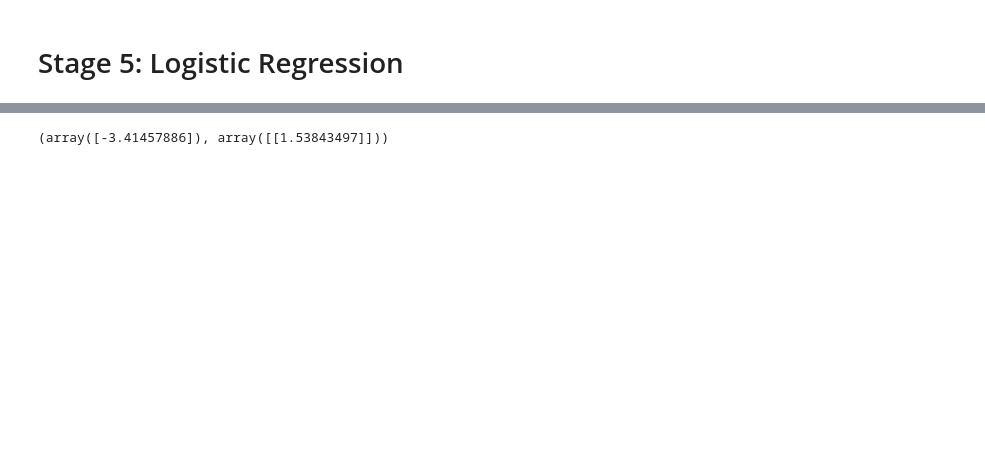
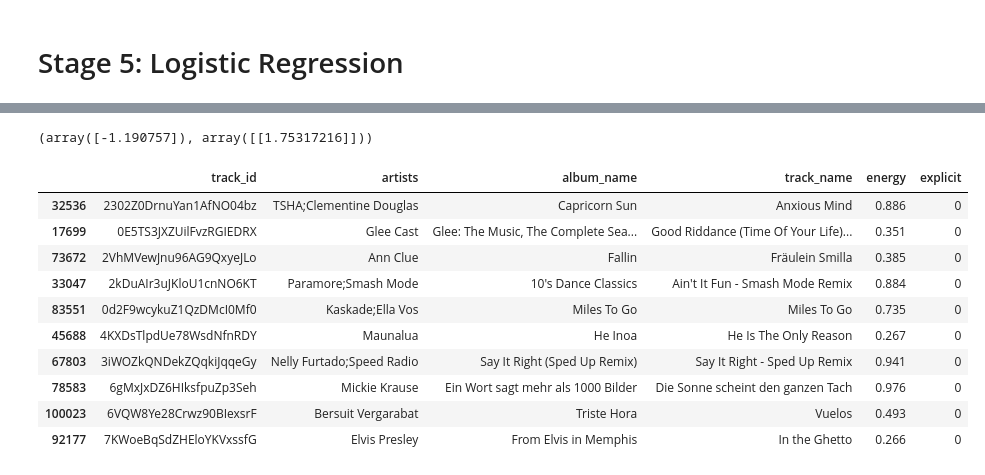
Before and after one commit to rghosh1353/spotify_genre_proj, a Jupyter notebook: Check_in_3_LogisticRegression.ipynb, the cells around one changed output, grey strips where cells are left out. Drawn from its saved outputs; the diff is of its cells as text; code cells hidden in the pictures; blank space fills up the shorter version.

```diff
--- a/Check_in_3_LogisticRegression.ipynb
+++ b/Check_in_3_LogisticRegression.ipynb
@@ -59,8 +126,10 @@ False
 # %%
 # Compute a Logistic Regression fit for the training dataset.
-lr_train = LogisticRegression(solver='liblinear')
-lr_train.fit(X=spotify_clean[['energy']],
-           y=spotify_clean['explicit'].values)
+# Added class_weight to balance classifications
+lr_train = LogisticRegression(solver='liblinear', class_weight='balanced')
+lr_train.fit(X=train_spotify[['energy']], y=train_spotify['explicit'].values)
+
+# View the model intercept and coefficients
 lr_train.intercept_, lr_train.coef_
 # %% [output]
-(array([-3.41457886]), array([[1.53843497]]))
+(array([-1.190757]), array([[1.75317216]]))
@@ -68,0 +136,14 @@ lr_train.intercept_, lr_train.coef_
+# %%
+val_spotify.sample(10)
+# %% [output]
+|  | track_id | artists | album_name | track_name | energy | explicit |
+| 32536 | 2302Z0DrnuYan1AfNO04bz | TSHA;Clementine Douglas | Capricorn Sun | Anxious Mind | 0.886 | 0 |
+| 17699 | 0E5TS3JXZUilFvzRGIEDRX | Glee Cast | Glee: The Music, The Complete Sea... | Good Riddance (Time Of Your Life)... | 0.351 | 0 |
+| 73672 | 2VhMVewJnu96AG9QxyeJLo | Ann Clue | Fallin | Fräulein Smilla | 0.385 | 0 |
+| 33047 | 2kDuAIr3uJKloU1cnNO6KT | Paramore;Smash Mode | 10's Dance Classics | Ain't It Fun - Smash Mode Remix | 0.884 | 0 |
+| 83551 | 0d2F9wcykuZ1QzDMcI0Mf0 | Kaskade;Ella Vos | Miles To Go | Miles To Go | 0.735 | 0 |
+| 45688 | 4KXDsTlpdUe78WsdNfnRDY | Maunalua | He Inoa | He Is The Only Reason | 0.267 | 0 |
+| 67803 | 3iWOZkQNDekZQqkiJqqeGy | Nelly Furtado;Speed Radio | Say It Right (Sped Up Remix) | Say It Right - Sped Up Remix | 0.941 | 0 |
+| 78583 | 6gMxJxDZ6HIksfpuZp3Seh | Mickie Krause | Ein Wort sagt mehr als 1000 Bilder | Die Sonne scheint den ganzen Tach | 0.976 | 0 |
+| 100023 | 6VQW8Ye28Crwz90BIexsrF | Bersuit Vergarabat | Triste Hora | Vuelos | 0.493 | 0 |
+| 92177 | 7KWoeBqSdZHEloYKVxssfG | Elvis Presley | From Elvis in Memphis | In the Ghetto | 0.266 | 0 |
```
Also changed, not shown: parts of 30 cells of this notebook.
